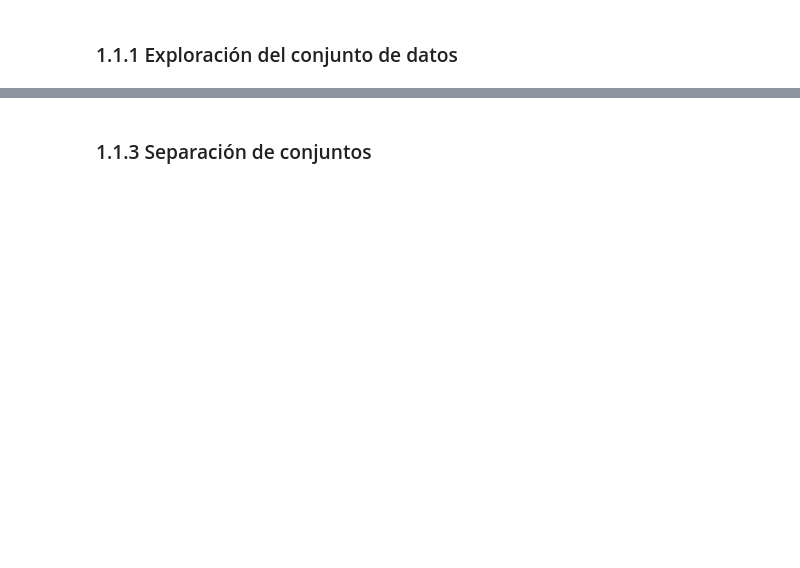
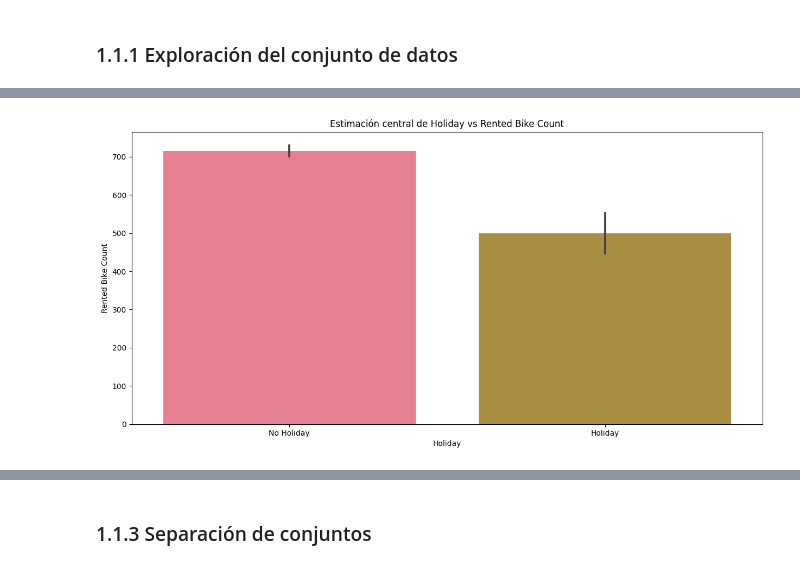
Before and after one commit to Feldoy/siguienteGrupoPorFavor-repo, a Jupyter notebook: Enunciado_tarea_1.ipynb, the cells around one changed output, grey strips where cells are left out. Cells and saved outputs as stored; diff of their text form; code cells hidden in the pictures; blank space fills up the shorter version.

```diff
--- a/Enunciado_tarea_1.ipynb
+++ b/Enunciado_tarea_1.ipynb
@@ -193,0 +138,9 @@ sns.heatmap(data_corr, cmap='coolwarm', linewidths=0.1, annot=True, linecolor='w
+# %%
+def barplots(x,y,hue):
+    plt.figure(figsize=(15,7))
+    sns.set_palette("husl")
+    if hue:
+        sns.barplot(x=x,y=y,hue=hue,data=data)
+    else:
+        sns.barplot(x=x,y=y,data=data)
+    plt.title(f"Estimación central de {x} vs {y}")
@@ -193,0 +181,5 @@ sns.heatmap(data_corr, cmap='coolwarm', linewidths=0.1, annot=True, linecolor='w
+# %%
+# Código generador de gráfico para la pregunta b)
+barplots('Holiday','Rented Bike Count',"")
+# %% [output]
+[figure, added]
```
Also changed, not shown: parts of 247 cells of this notebook.
